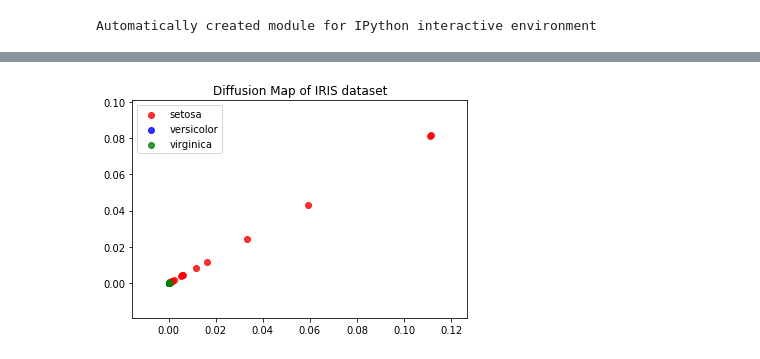
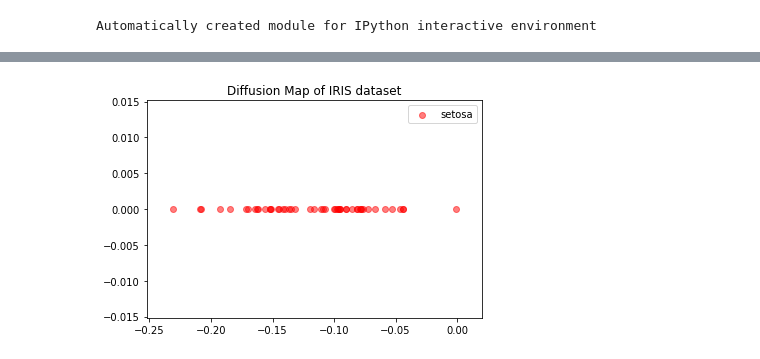
Before and after one commit to quorom/RFK-Diffusion-Map, a Jupyter notebook: Diffusion-Map.ipynb, the cells around one changed output, grey strips where cells are left out. Cells and saved outputs as stored; diff of their text form; code cells hidden in the pictures.

```diff
--- a/Diffusion-Map.ipynb
+++ b/Diffusion-Map.ipynb
@@ -41,7 +35,7 @@ def RBF(x, y, alpha=1):
 
     return: Real num in [0, 1]
     """
-    return np.exp(-np.linalg.norm(np.array(x) - np.array(y))**2 / alpha)
+    return np.exp(-(np.linalg.norm(np.array(x) - np.array(y))**2) / alpha)
 # %%
 # calculation check
 assert((RBF([0,0], [1,1], 1) - np.exp(-2)) < 0.0001)
@@ -197,11 +175,13 @@ array([[  1.11081624e-01 +0.00000000e+00j,
 # %%
+%matplotlib inline
+
 pca = PCA(n_components=2)
 X_r = pca.fit(X).transform(X)
 
 lda = LinearDiscriminantAnalysis(n_components=2)
 X_r2 = lda.fit(X, y).transform(X)
 
-X_r3 = diffusion_matrix_RBF(X, 2, t=2, alpha=1)
+X_r3 = diffusion_map_RBF(X, 2, t=2, alpha=.05)
 
 # Percentage of variance explained for each components
 print('explained variance ratio (first two components): %s'
@@ -248,0 +223,12 @@ explained variance ratio (first two components): [ 0.92461621  0.05301557]
+# %%
+X_r3 = diffusion_map_RBF(X, m=2, t=1, alpha=.05)
+
+colors = ['navy', 'turquoise', 'darkorange']
+plt.figure()
+for color, i, target_name in zip(colors, [0, 1, 2], target_names):
+    plt.scatter(X_r3[y == i, 0], X_r3[y == i, 1], alpha=.5, color=color,
+                label=target_name)
+plt.legend(loc='best', shadow=False, scatterpoints=1)
+plt.title('Diffusion Map of IRIS dataset')
+
+plt.show()
@@ -249,12 +237,12 @@ explained variance ratio (first two components): [ 0.92461621  0.05301557]
 # %%
-colors = ['red', 'blue', 'green']
+colors = ['red']
 plt.figure()
-for color, i, target_name in zip(colors, [0, 1, 2], target_names):
-    plt.scatter(X_r3[y == i, 0], X_r3[y == i, 1], alpha=.8, color=color,
+for color, i, target_name in zip(colors, [0], target_names):
+    plt.scatter(X_r3[y == i, 0], X_r3[y == i, 1], alpha=.5, color=color,
                 label=target_name)
 plt.legend(loc='best', shadow=False, scatterpoints=1)
 plt.title('Diffusion Map of IRIS dataset')
 
 plt.show()
 # %% [output]
-[figure, old version]
+[figure, new version]
```
Also changed, not shown: parts of 10 cells of this notebook.
